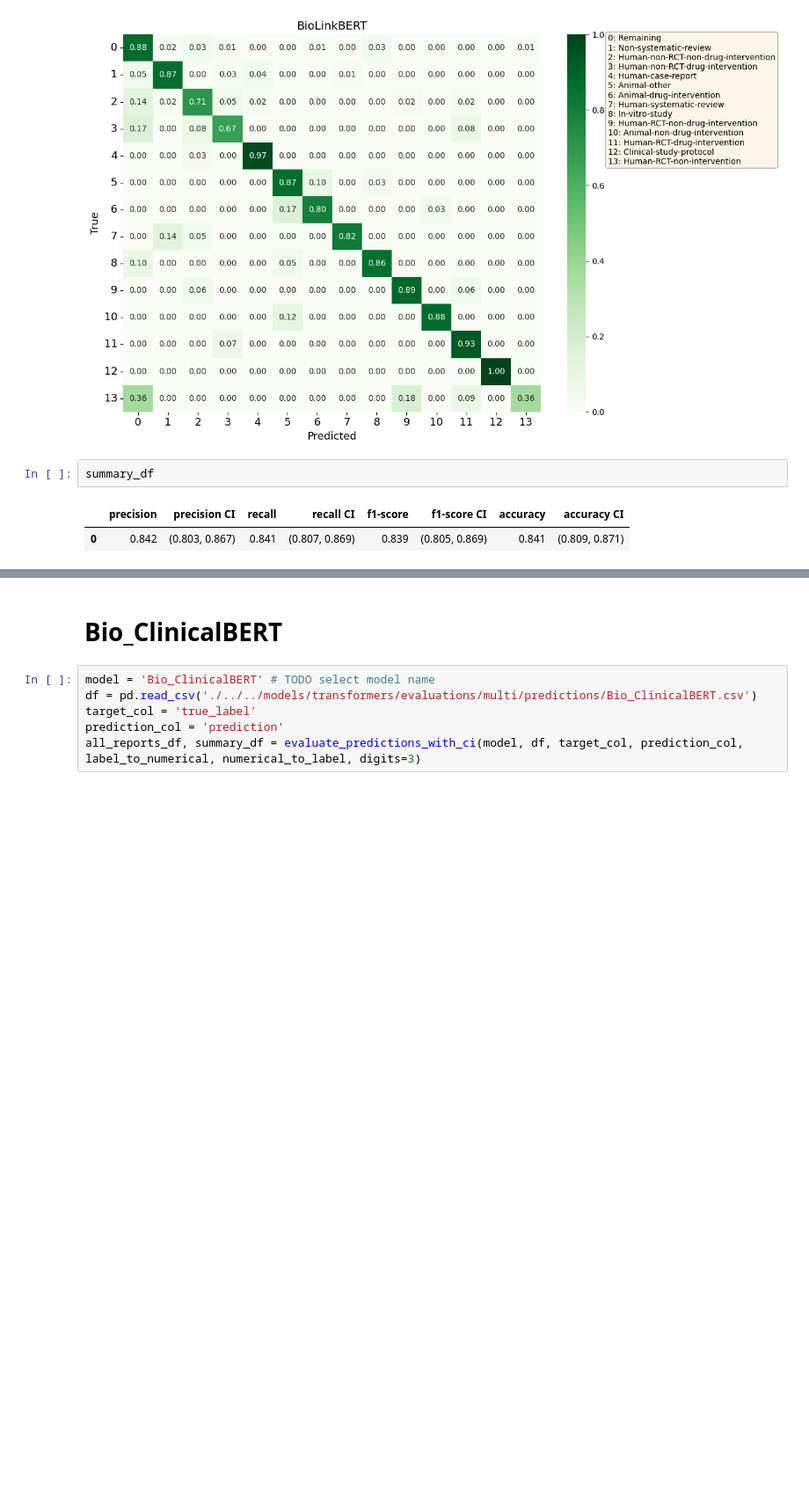
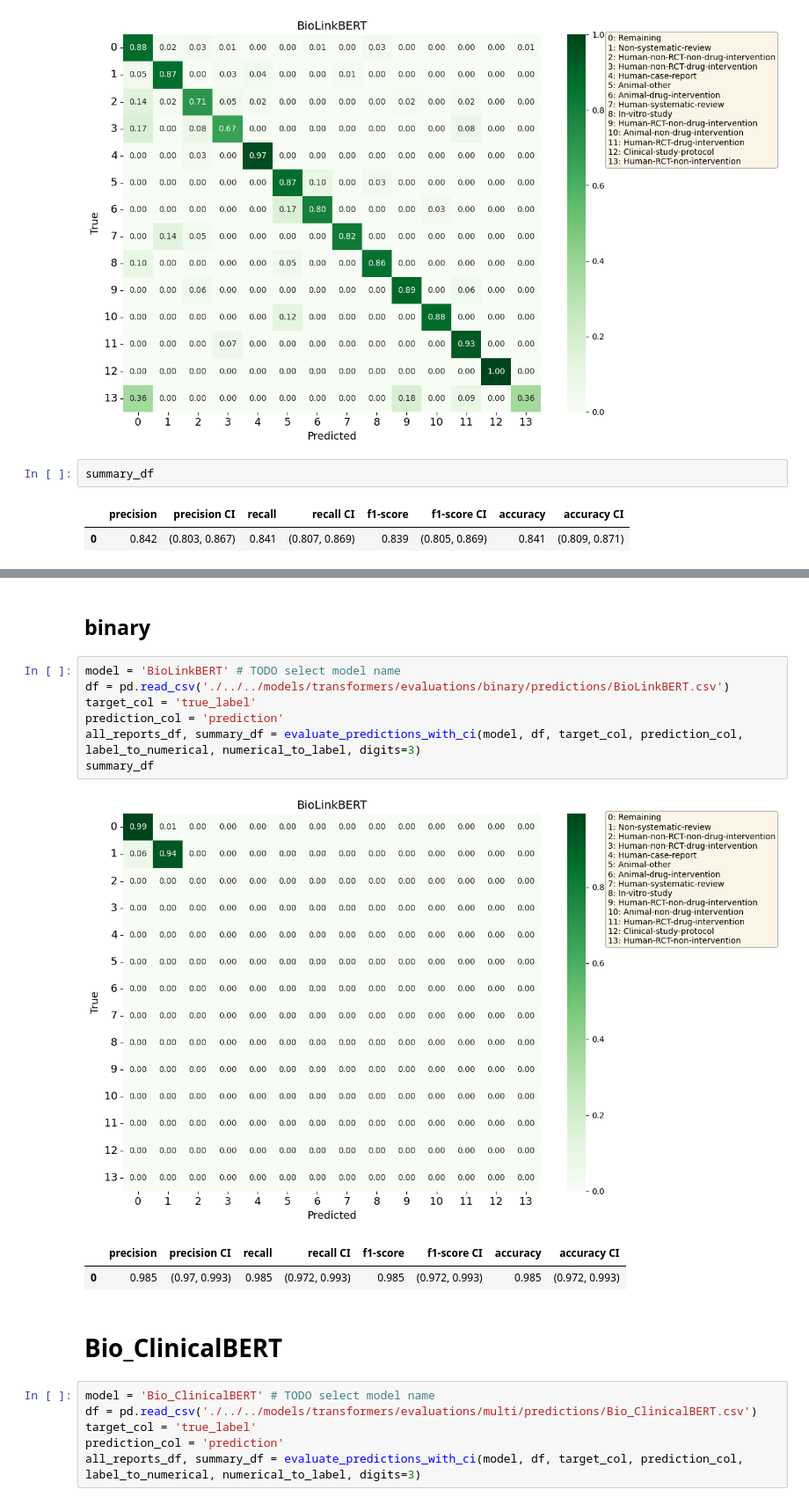
Before and after one commit to Ineichen-Group/StudyTypeTeller, a Jupyter notebook: scripts/evaluation/performance_w_CI.ipynb, the cells around one changed output, grey strips where cells are left out. Shown at 88% size. Cells and saved outputs as stored; diff of their text form; blank space fills up the shorter version.

```diff
--- a/scripts/evaluation/performance_w_CI.ipynb
+++ b/scripts/evaluation/performance_w_CI.ipynb
@@ -514,6 +548,19 @@ all_reports_df
 | macro | 0.827 | 0.822 | 0.818 | NaN | (0.782, 0.872) | (0.781, 0.862) | (0.793, 0.843) | NaN | 534 |
 | weighted avg | 0.842 | 0.841 | 0.839 | 0.841 | (0.803, 0.867) | (0.807, 0.869) | (0.805, 0.869) | (0.809, 0.871) | 534 |
 | accuracy | 0.841 | 0.841 | 0.841 | 0.841 | (0.809, 0.871) | (0.809, 0.871) | (0.809, 0.871) | (0.809, 0.871) | 534 |
+# %% [markdown]
+## binary
+# %%
+model = 'BioLinkBERT' # TODO select model name
+df = pd.read_csv('./../../models/transformers/evaluations/binary/predictions/BioLinkBERT.csv')
+target_col = 'true_label'
+prediction_col = 'prediction'
+all_reports_df, summary_df = evaluate_predictions_with_ci(model, df, target_col, prediction_col, label_to_numerical, numerical_to_label, digits=3)
+summary_df
+# %% [output]
+[figure, added]
+|  | precision | precision CI | recall | recall CI | f1-score | f1-score CI | accuracy | accuracy CI |
+| 0 | 0.985 | (0.97, 0.993) | 0.985 | (0.972, 0.993) | 0.985 | (0.972, 0.993) | 0.985 | (0.972, 0.993) |
 # %% [markdown]
 # Bio_ClinicalBERT
 # %%
```
Also changed, not shown: parts of 20 cells of this notebook, 8 other files.
